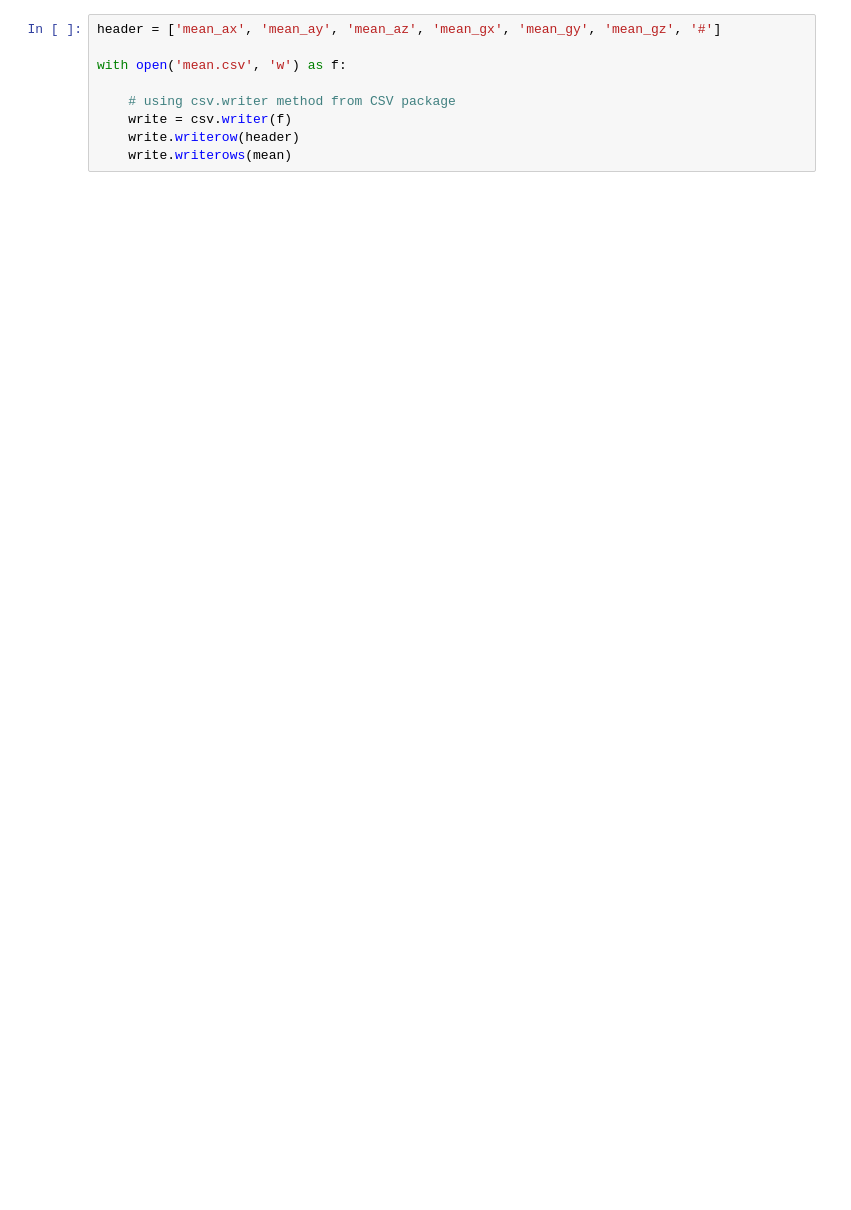
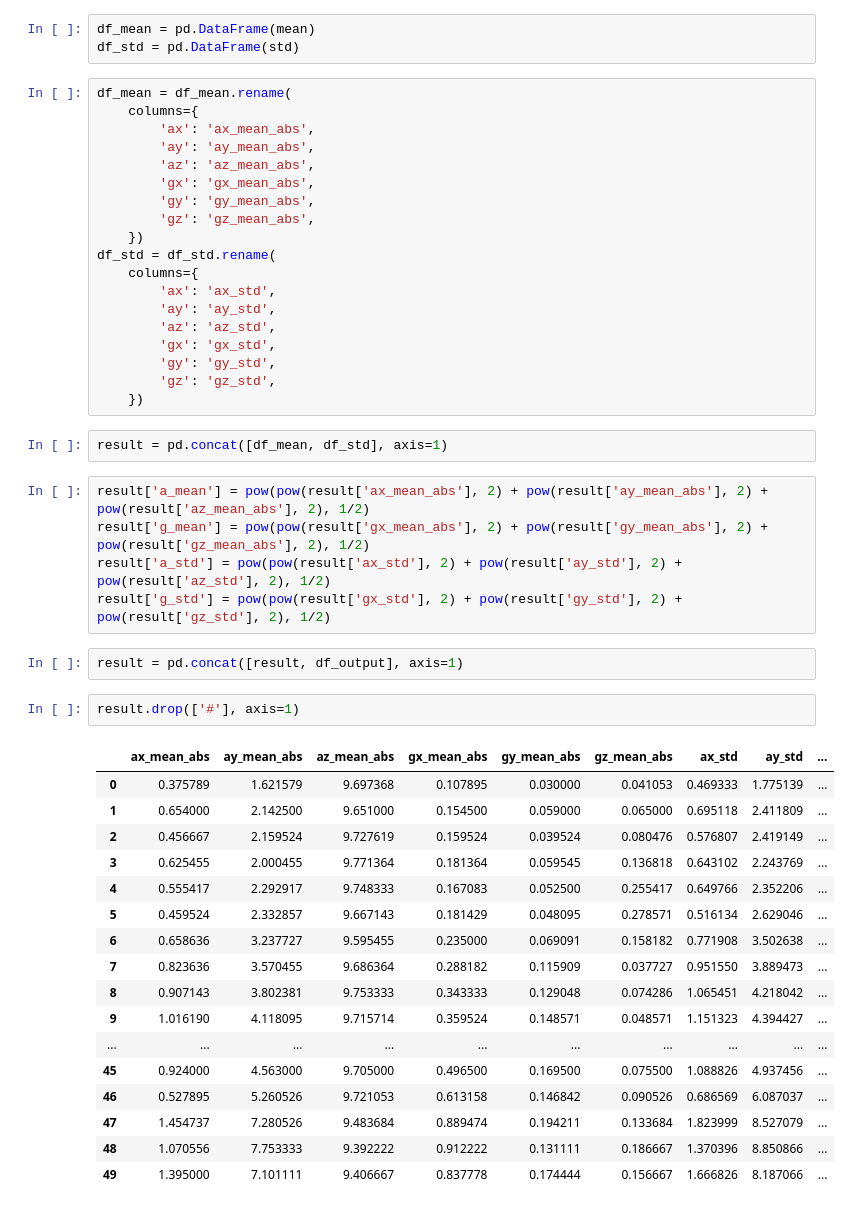
Before and after one commit to Achicken7301/boxqt, a Jupyter notebook: multirows2mean.ipynb, the cells around one changed output. Drawn from its saved outputs; the diff is of its cells as text; blank space fills up the shorter version.

```diff
--- a/multirows2mean.ipynb
+++ b/multirows2mean.ipynb
@@ -17,9 +47,51 @@ for i in range(df['#'].min(), df['#'].max() + 1):
-# %%
-header = ['mean_ax', 'mean_ay', 'mean_az', 'mean_gx', 'mean_gy', 'mean_gz', '#']
-
-with open('mean.csv', 'w') as f:
-
-    # using csv.writer method from CSV package
-    write = csv.writer(f)
-    write.writerow(header)
-    write.writerows(mean)
+# %%
+df_mean = pd.DataFrame(mean)
+df_std = pd.DataFrame(std)
+# %%
+df_mean = df_mean.rename(
+    columns={
+        'ax': 'ax_mean_abs',
+        'ay': 'ay_mean_abs',
+        'az': 'az_mean_abs',
+        'gx': 'gx_mean_abs',
+        'gy': 'gy_mean_abs',
+        'gz': 'gz_mean_abs',
+    })
+df_std = df_std.rename(
+    columns={
+        'ax': 'ax_std',
+        'ay': 'ay_std',
+        'az': 'az_std',
+        'gx': 'gx_std',
+        'gy': 'gy_std',
+        'gz': 'gz_std',
+    })
+# %%
+result = pd.concat([df_mean, df_std], axis=1)
+# %%
+result['a_mean'] = pow(pow(result['ax_mean_abs'], 2) + pow(result['ay_mean_abs'], 2) + pow(result['az_mean_abs'], 2), 1/2)
+result['g_mean'] = pow(pow(result['gx_mean_abs'], 2) + pow(result['gy_mean_abs'], 2) + pow(result['gz_mean_abs'], 2), 1/2)
+result['a_std'] = pow(pow(result['ax_std'], 2) + pow(result['ay_std'], 2) + pow(result['az_std'], 2), 1/2)
+result['g_std'] = pow(pow(result['gx_std'], 2) + pow(result['gy_std'], 2) + pow(result['gz_std'], 2), 1/2)
+# %%
+result = pd.concat([result, df_output], axis=1)
+# %%
+result.drop(['#'], axis=1)
+# %% [output]
+|  | ax_mean_abs | ay_mean_abs | az_mean_abs | gx_mean_abs | gy_mean_abs | gz_mean_abs | ax_std | ay_std | ... |
+| 0 | 0.375789 | 1.621579 | 9.697368 | 0.107895 | 0.030000 | 0.041053 | 0.469333 | 1.775139 | ... |
+| 1 | 0.654000 | 2.142500 | 9.651000 | 0.154500 | 0.059000 | 0.065000 | 0.695118 | 2.411809 | ... |
+| 2 | 0.456667 | 2.159524 | 9.727619 | 0.159524 | 0.039524 | 0.080476 | 0.576807 | 2.419149 | ... |
+| 3 | 0.625455 | 2.000455 | 9.771364 | 0.181364 | 0.059545 | 0.136818 | 0.643102 | 2.243769 | ... |
+| 4 | 0.555417 | 2.292917 | 9.748333 | 0.167083 | 0.052500 | 0.255417 | 0.649766 | 2.352206 | ... |
+| 5 | 0.459524 | 2.332857 | 9.667143 | 0.181429 | 0.048095 | 0.278571 | 0.516134 | 2.629046 | ... |
+| 6 | 0.658636 | 3.237727 | 9.595455 | 0.235000 | 0.069091 | 0.158182 | 0.771908 | 3.502638 | ... |
+| 7 | 0.823636 | 3.570455 | 9.686364 | 0.288182 | 0.115909 | 0.037727 | 0.951550 | 3.889473 | ... |
+| 8 | 0.907143 | 3.802381 | 9.753333 | 0.343333 | 0.129048 | 0.074286 | 1.065451 | 4.218042 | ... |
+| 9 | 1.016190 | 4.118095 | 9.715714 | 0.359524 | 0.148571 | 0.048571 | 1.151323 | 4.394427 | ... |
+| ... | ... | ... | ... | ... | ... | ... | ... | ... | ... |
+| 45 | 0.924000 | 4.563000 | 9.705000 | 0.496500 | 0.169500 | 0.075500 | 1.088826 | 4.937456 | ... |
+| 46 | 0.527895 | 5.260526 | 9.721053 | 0.613158 | 0.146842 | 0.090526 | 0.686569 | 6.087037 | ... |
+| 47 | 1.454737 | 7.280526 | 9.483684 | 0.889474 | 0.194211 | 0.133684 | 1.823999 | 8.527079 | ... |
+| 48 | 1.070556 | 7.753333 | 9.392222 | 0.912222 | 0.131111 | 0.186667 | 1.370396 | 8.850866 | ... |
+| 49 | 1.395000 | 7.101111 | 9.406667 | 0.837778 | 0.174444 | 0.156667 | 1.666826 | 8.187066 | ... |
```
Also changed, not shown: parts of 9 cells of this notebook, 52 other files.
